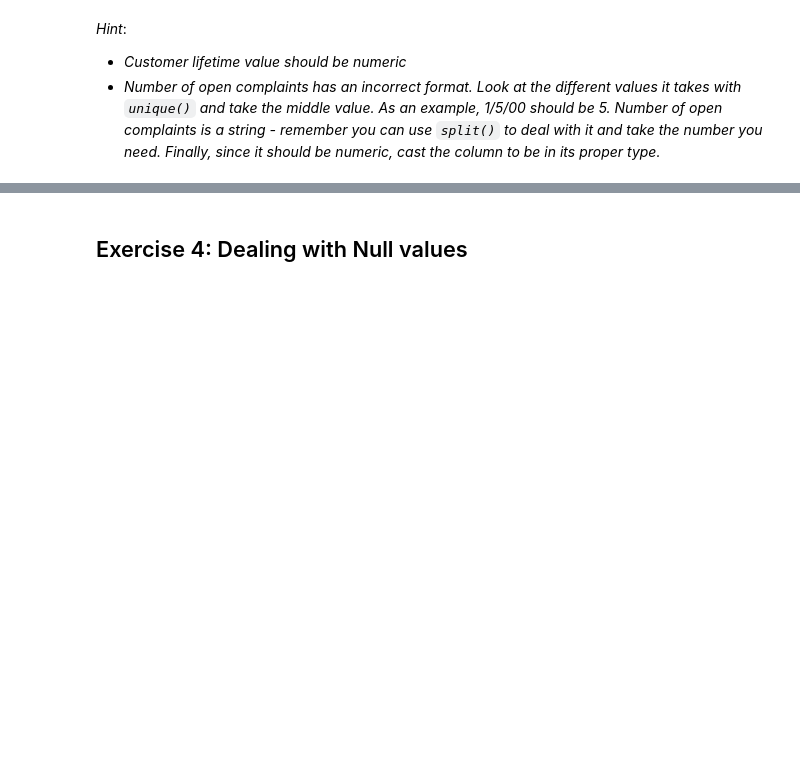
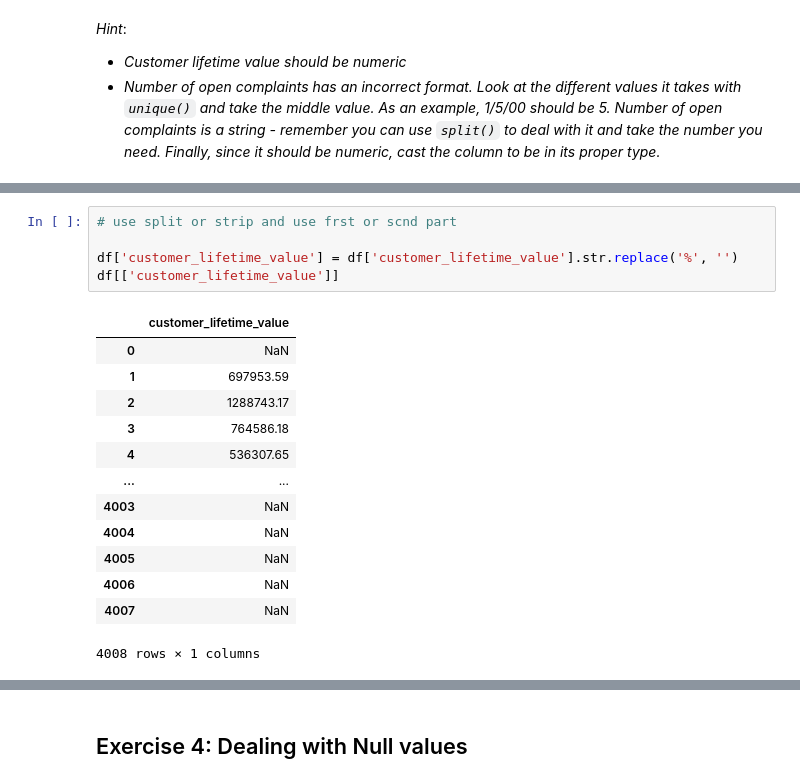
Before and after one commit to Sebolavie/lab-dw-data-cleaning-and-formatting, a Jupyter notebook: lab-dw-data-cleaning-and-formatting.ipynb, the cells around one changed output, grey strips where cells are left out. Cells and saved outputs as stored; diff of their text form; blank space fills up the shorter version.

```diff
--- a/lab-dw-data-cleaning-and-formatting.ipynb
+++ b/lab-dw-data-cleaning-and-formatting.ipynb
@@ -291,0 +320,19 @@ It is important to note that this exercise does not involve handling null values
+# %%
+# use split or strip and use frst or scnd part
+
+df['customer_lifetime_value'] = df['customer_lifetime_value'].str.replace('%', '')
+df[['customer_lifetime_value']]
+# %% [output]
+|  | customer_lifetime_value |
+| 0 | NaN |
+| 1 | 697953.59 |
+| 2 | 1288743.17 |
+| 3 | 764586.18 |
+| 4 | 536307.65 |
+| ... | ... |
+| 4003 | NaN |
+| 4004 | NaN |
+| 4005 | NaN |
+| 4006 | NaN |
+| 4007 | NaN |
+4008 rows × 1 columns
```
Also changed, not shown: parts of 10 cells of this notebook.
